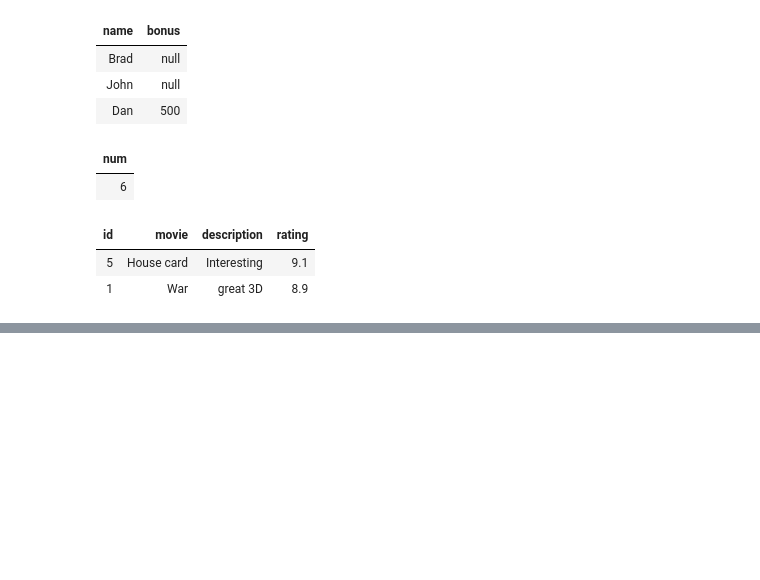
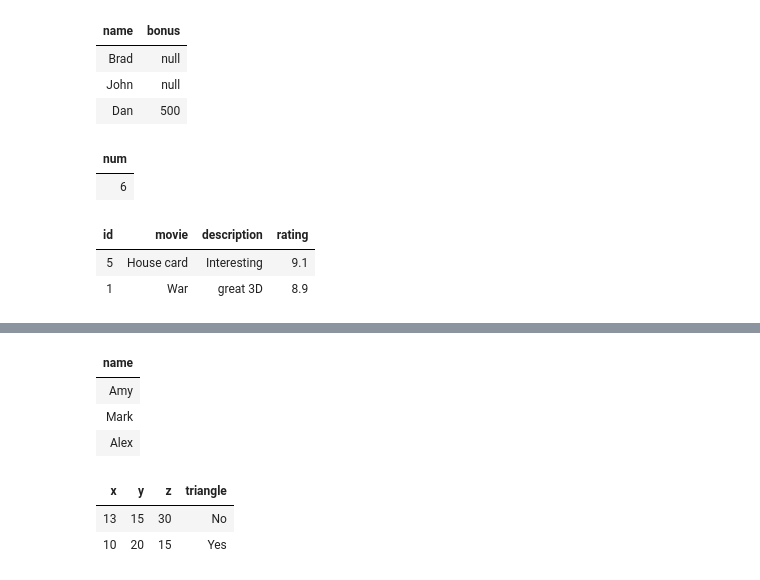
Before and after one commit to Atharv-Pawar/PySpark, a Jupyter notebook: leetcode 2026-08-17 11_17_05.ipynb, the cells around one changed output, grey strips where cells are left out. Cells and saved outputs as stored; diff of their text form; code cells hidden in the pictures; blank space fills up the shorter version.

```diff
--- a/leetcode 2026-08-17 11_17_05.ipynb
+++ b/leetcode 2026-08-17 11_17_05.ipynb
@@ -288,0 +429,65 @@ display(asked)
+# %%
+salesperson_schema = ["sales_id", "name", "salary", "commission_rate", "hire_date"]
+
+salesperson_data = [
+    (1, "John", 100000, 6, "4/1/2006"),
+    (2, "Amy", 12000, 5, "5/1/2010"),
+    (3, "Mark", 65000, 12, "12/25/2008"),
+    (4, "Pam", 25000, 25, "1/1/2005"),
+    (5, "Alex", 5000, 10, "2/3/2007")
+]
+
+company_schema = ["com_id", "name", "city"]
+
+company_data = [
+    (1, "RED", "Boston"),
+    (2, "ORANGE", "New York"),
+    (3, "YELLOW", "Boston"),
+    (4, "GREEN", "Austin")
+]
+
+orders_schema = ["order_id", "order_date", "com_id", "sales_id", "amount"]
+
+orders_data = [
+    (1, "1/1/2014", 3, 4, 10000),
+    (2, "2/1/2014", 4, 5, 5000),
+    (3, "3/1/2014", 1, 1, 50000),
+    (4, "4/1/2014", 1, 4, 25000)
+]
+
+salesperson = spark.createDataFrame(salesperson_data, salesperson_schema)
+company = spark.createDataFrame(company_data, company_schema)
+orders = spark.createDataFrame(orders_data, orders_schema)
+
+# Find salespersons who have orders with RED company
+salespersons_with_red = orders.join(company, orders['com_id'] == company['com_id'])\
+    .filter(col('name') == 'RED')\
+    .select('sales_id').distinct()
+
+# Get all salespersons EXCEPT those who have orders with RED (using left_anti join)
+result = salesperson.join(salespersons_with_red, 'sales_id', 'left_anti')\
+    .select('name')
+display(result)
+# %% [output]
+| name |
+| Amy |
+| Mark |
+| Alex |
+# %%
+triangle_schema = ["x", "y", "z"]
+
+triangle_data = [
+    (13, 15, 30),
+    (10, 20, 15)
+]
+
+triangle = spark.createDataFrame(triangle_data, triangle_schema)
+# display(triangle)
+result = triangle.withColumn('triangle',
+    when((col('x') + col('y') > col('z')) & (col('x') + col('z') > col('y')) & (col('y') + col('z') > col('x')), 'Yes')
+    .otherwise('No'))
+display(result)
+# %% [output]
+| x | y | z | triangle |
+| 13 | 15 | 30 | No |
+| 10 | 20 | 15 | Yes |
```
Also changed, not shown: parts of 4 cells of this notebook.
